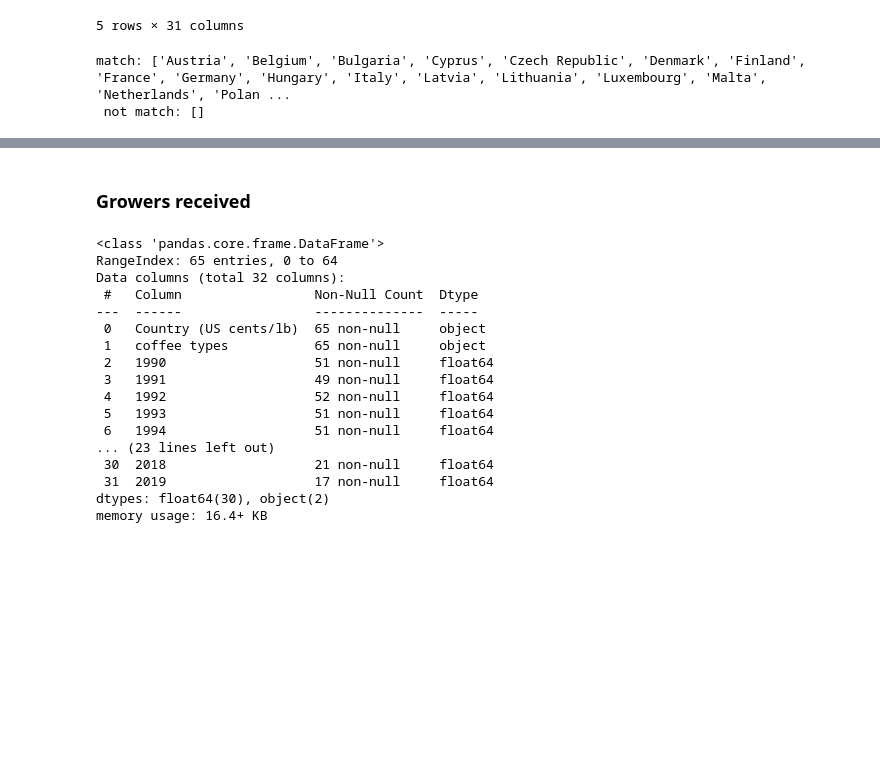
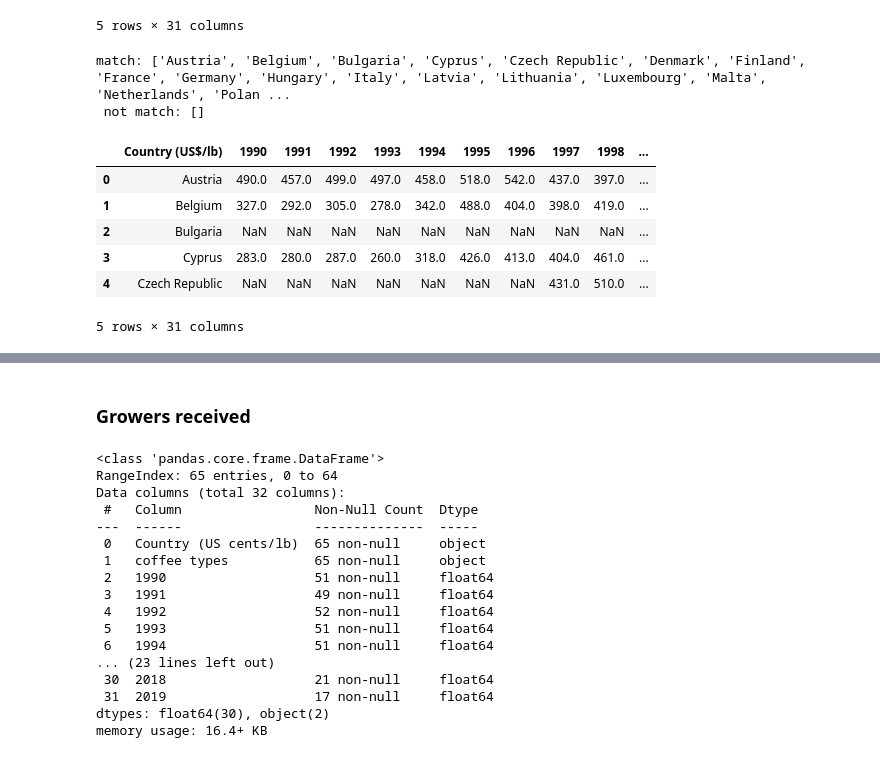
Before and after one commit to wingylui/Coffee_Trading, a Jupyter notebook: dataset_conversion/trading_data_conversion.ipynb, the cells around one changed output, grey strips where cells are left out. Drawn from its saved outputs; the diff is of its cells as text; code cells hidden in the pictures; blank space fills up the shorter version.

```diff
--- a/dataset_conversion/trading_data_conversion.ipynb
+++ b/dataset_conversion/trading_data_conversion.ipynb
@@ -84,3 +84,17 @@ print(f"match: {match}\n not match: {not_match}")
 # %% [output]
 match: ['Austria', 'Belgium', 'Bulgaria', 'Cyprus', 'Czech Republic', 'Denmark', 'Finland', 'France', 'Germany', 'Hungary', 'Italy', 'Latvia', 'Lithuania', 'Luxembourg', 'Malta', 'Netherlands', 'Polan ...
  not match: []
+# %%
+years = np.arange(1990,2019)
+for year in years:
+    retail_price_df[str(year)] = retail_price_df[str(year)] * 100
+
+retail_price_df.head()
+# %% [output]
+|  | Country (US$/lb) | 1990 | 1991 | 1992 | 1993 | 1994 | 1995 | 1996 | 1997 | 1998 | ... |
+| 0 | Austria | 490.0 | 457.0 | 499.0 | 497.0 | 458.0 | 518.0 | 542.0 | 437.0 | 397.0 | ... |
+| 1 | Belgium | 327.0 | 292.0 | 305.0 | 278.0 | 342.0 | 488.0 | 404.0 | 398.0 | 419.0 | ... |
+| 2 | Bulgaria | NaN | NaN | NaN | NaN | NaN | NaN | NaN | NaN | NaN | ... |
+| 3 | Cyprus | 283.0 | 280.0 | 287.0 | 260.0 | 318.0 | 426.0 | 413.0 | 404.0 | 461.0 | ... |
+| 4 | Czech Republic | NaN | NaN | NaN | NaN | NaN | NaN | NaN | 431.0 | 510.0 | ... |
+5 rows × 31 columns
```
Also changed, not shown: parts of 13 cells of this notebook, 2 other files.
